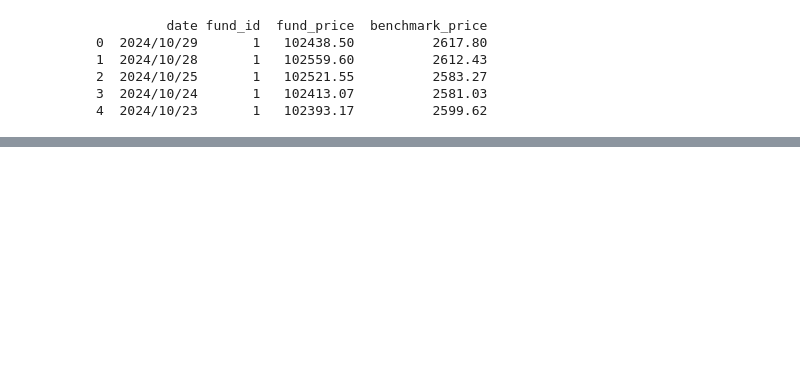
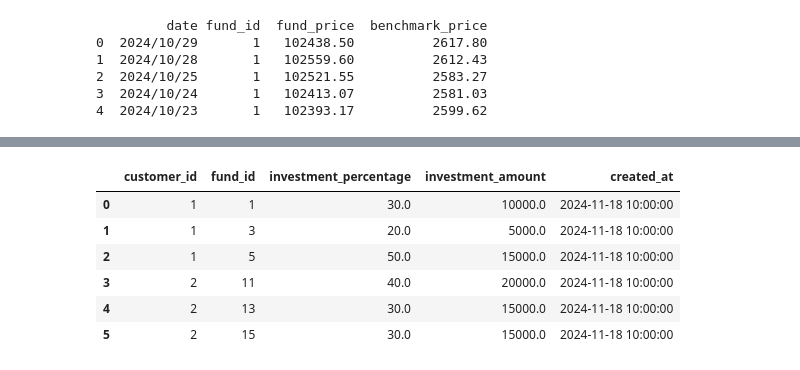
Before and after one commit to gyeonghwan0322/bigdata, a Jupyter notebook: sql.ipynb, the cells around one changed output, grey strips where cells are left out. Drawn from its saved outputs; the diff is of its cells as text; code cells hidden in the pictures; blank space fills up the shorter version.

```diff
--- a/sql.ipynb
+++ b/sql.ipynb
@@ -198,0 +215,27 @@ price_data.to_csv('C:/ProgramData/MySQL/MySQL Server 8.4/Uploads/price_data_clea
+# %%
+import pandas as pd
+
+# Customer_Fund 데이터 생성
+customer_fund_data = {
+    'customer_id': [1, 1, 1, 2, 2, 2],
+    'fund_id': [1, 3, 5, 11, 13, 15],
+    'investment_percentage': [30.00, 20.00, 50.00, 40.00, 30.00, 30.00],
+    'investment_amount': [10000.00, 5000.00, 15000.00, 20000.00, 15000.00, 15000.00],
+    'created_at': ['2024-11-18 10:00:00'] * 6
+}
+
+# DataFrame 생성
+customer_fund_df = pd.DataFrame(customer_fund_data)
+
+# CSV 파일로 저장
+customer_fund_df.to_csv('customer_fund.csv', index=False)
+# %%
+customer_fund_df
+# %% [output]
+|  | customer_id | fund_id | investment_percentage | investment_amount | created_at |
+| 0 | 1 | 1 | 30.0 | 10000.0 | 2024-11-18 10:00:00 |
+| 1 | 1 | 3 | 20.0 | 5000.0 | 2024-11-18 10:00:00 |
+| 2 | 1 | 5 | 50.0 | 15000.0 | 2024-11-18 10:00:00 |
+| 3 | 2 | 11 | 40.0 | 20000.0 | 2024-11-18 10:00:00 |
+| 4 | 2 | 13 | 30.0 | 15000.0 | 2024-11-18 10:00:00 |
+| 5 | 2 | 15 | 30.0 | 15000.0 | 2024-11-18 10:00:00 |
```
Also changed, not shown: parts of 8 cells of this notebook, 12 other files.
